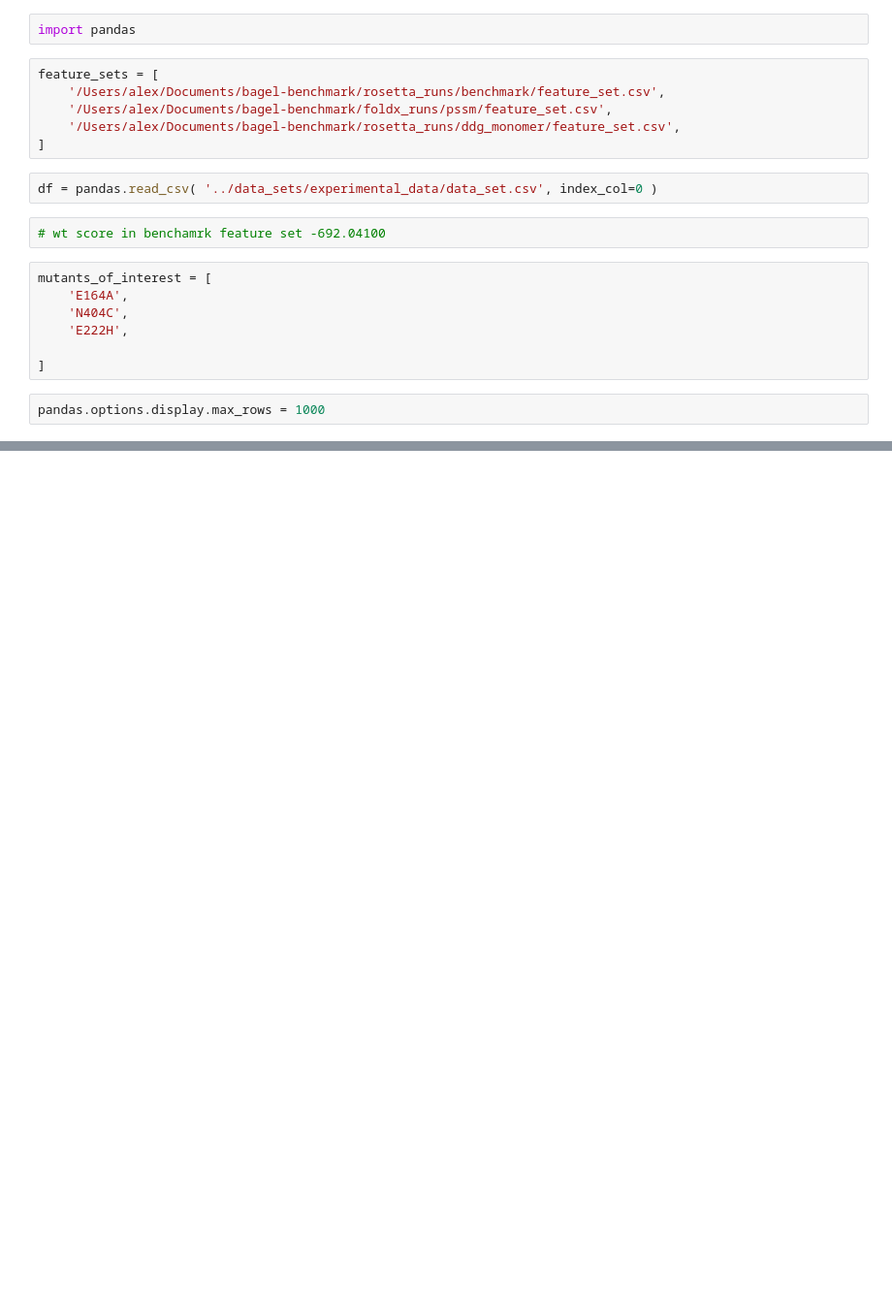
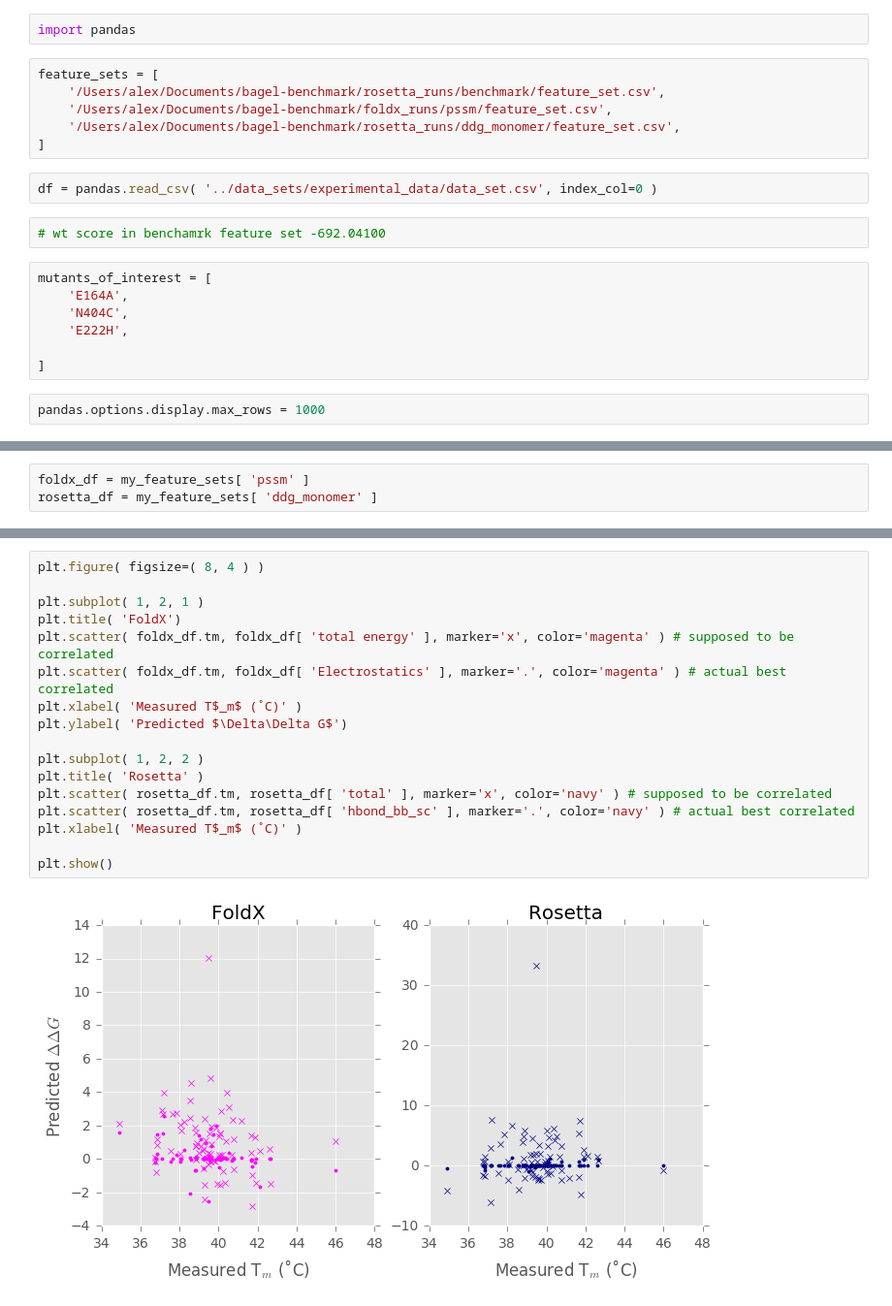
Before and after one commit to dacarlin/bglb_thermal, a Jupyter notebook: paper_draft/predictions_from_rosetta_and_foldx.ipynb, the cells around one changed output, grey strips where cells are left out. Shown at 97% size. Cells and saved outputs as stored; diff of their text form; blank space fills up the shorter version.

```diff
--- a/paper_draft/predictions_from_rosetta_and_foldx.ipynb
+++ b/paper_draft/predictions_from_rosetta_and_foldx.ipynb
@@ -114 +117,4 @@ for m in df.index:
 ... (19 outputs left out)
+# %%
+foldx_df = my_feature_sets[ 'pssm' ]
+rosetta_df = my_feature_sets[ 'ddg_monomer' ]
@@ -114,0 +165,19 @@ for m in df.index:
+# %%
+plt.figure( figsize=( 8, 4 ) )
+
+plt.subplot( 1, 2, 1 )
+plt.title( 'FoldX')
+plt.scatter( foldx_df.tm, foldx_df[ 'total energy' ], marker='x', color='magenta' ) # supposed to be correlated
+plt.scatter( foldx_df.tm, foldx_df[ 'Electrostatics' ], marker='.', color='magenta' ) # actual best correlated
+plt.xlabel( 'Measured T$_m$ (˚C)' )
+plt.ylabel( 'Predicted $\Delta\Delta G$')
+
+plt.subplot( 1, 2, 2 )
+plt.title( 'Rosetta' )
+plt.scatter( rosetta_df.tm, rosetta_df[ 'total' ], marker='x', color='navy' ) # supposed to be correlated
+plt.scatter( rosetta_df.tm, rosetta_df[ 'hbond_bb_sc' ], marker='.', color='navy' ) # actual best correlated
+plt.xlabel( 'Measured T$_m$ (˚C)' )
+
+plt.show()
+# %% [output]
+[figure, added]
```
Also changed, not shown: parts of 11 cells of this notebook, 16 other files.
